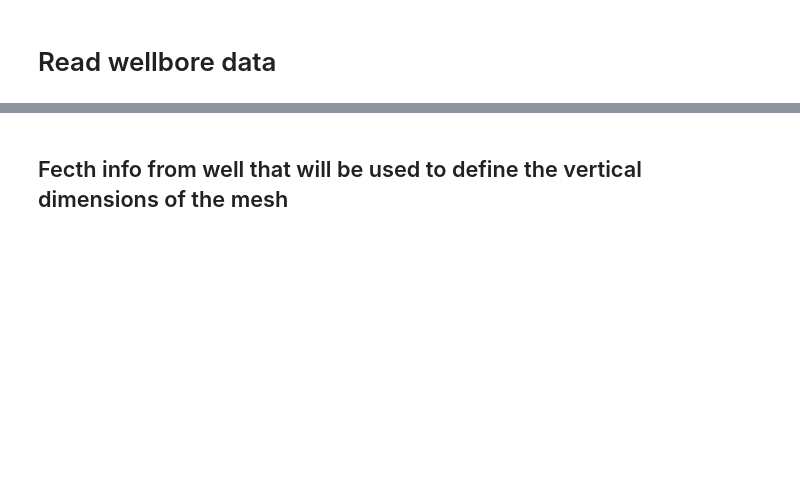
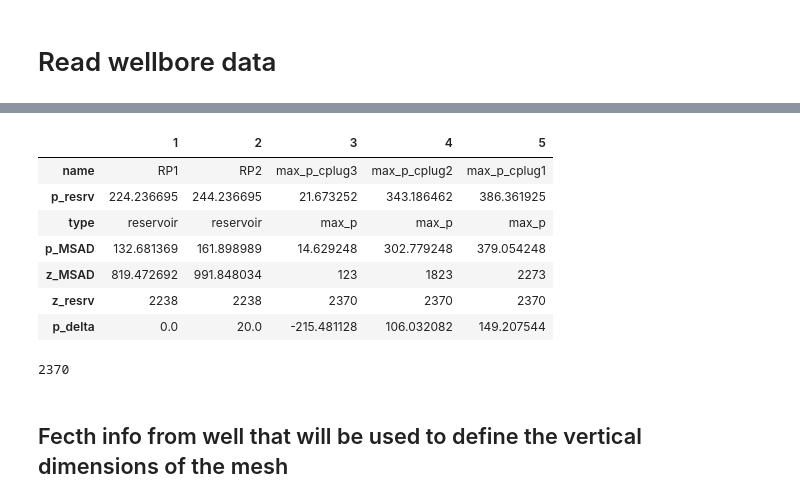
Before and after one commit to equinor/SCREEN, a Jupyter notebook: notebooks/pflotran_gap.ipynb, the cells around one changed output, grey strips where cells are left out. Cells and saved outputs as stored; diff of their text form; code cells hidden in the pictures; blank space fills up the shorter version.

```diff
--- a/notebooks/pflotran_gap.ipynb
+++ b/notebooks/pflotran_gap.ipynb
@@ -261,3 +243,18 @@ Error:
+# %%
+pd.DataFrame(my_pressure.pressure_scenarios)
+# %% [output]
+|  | 1 | 2 | 3 | 4 | 5 |
+| name | RP1 | RP2 | max_p_cplug3 | max_p_cplug2 | max_p_cplug1 |
+| p_resrv | 224.236695 | 244.236695 | 21.673252 | 343.186462 | 386.361925 |
+| type | reservoir | reservoir | max_p | max_p | max_p |
+| p_MSAD | 132.681369 | 161.898989 | 14.629248 | 302.779248 | 379.054248 |
+| z_MSAD | 819.472692 | 991.848034 | 123 | 1823 | 2273 |
+| z_resrv | 2238 | 2238 | 2370 | 2370 | 2370 |
+| p_delta | 0.0 | 20.0 | -215.481128 | 106.032082 | 149.207544 |
+# %%
+my_well.co2_datum
+# %% [output]
+2370
 # %% [markdown]
 ## Fecth info from well that will be used to define the vertical dimensions of the mesh
 # %%
```
Also changed, not shown: parts of 46 cells of this notebook.
